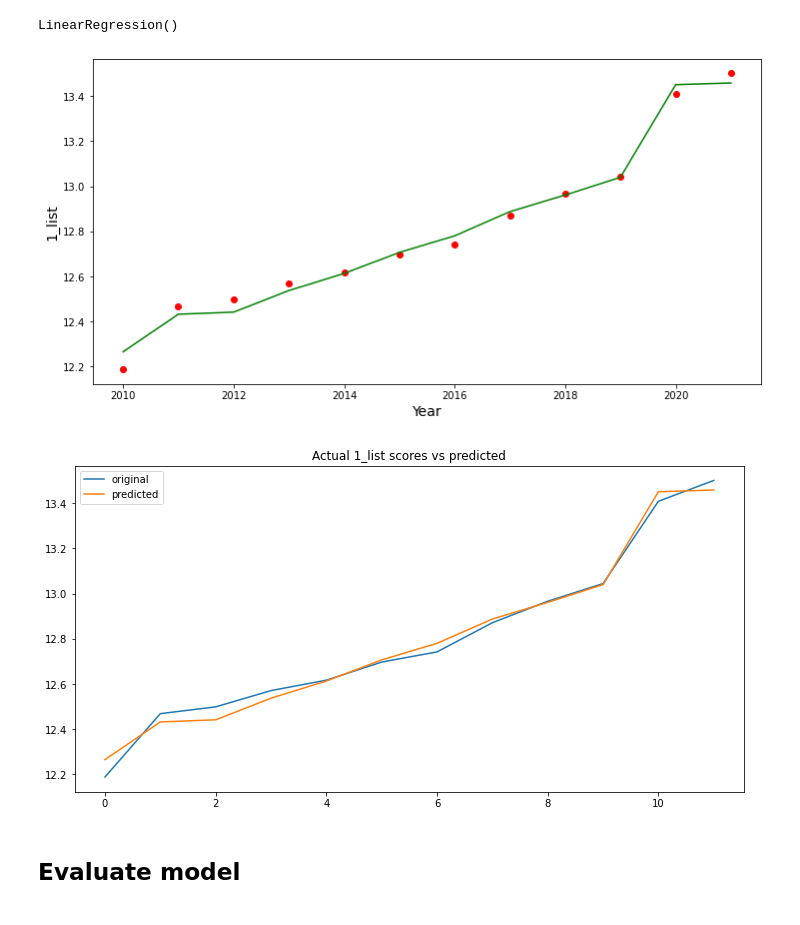
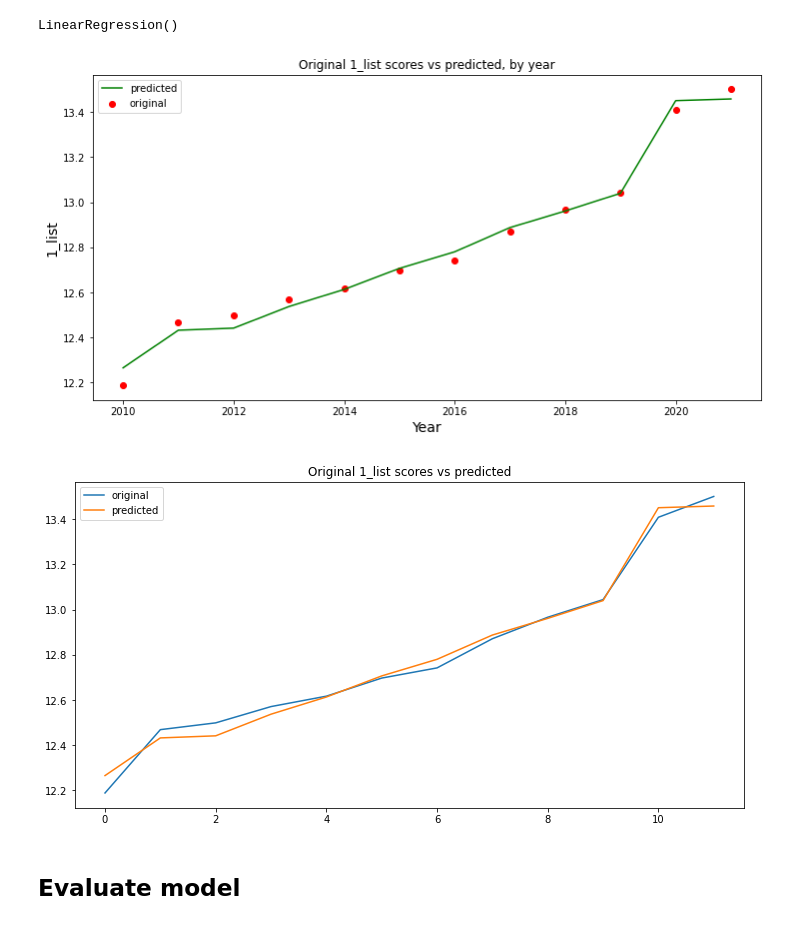
Before and after one commit to MiguelMonederoRubio/MasterDataScience_FinalProject_TFM, a Jupyter notebook: Prediction_Medicine_Selectivity_Scores.ipynb, the cells around one changed output. Cells and saved outputs as stored; diff of their text form; code cells hidden in the pictures.

```diff
--- a/Prediction_Medicine_Selectivity_Scores.ipynb
+++ b/Prediction_Medicine_Selectivity_Scores.ipynb
@@ -449,6 +451,3 @@ num_columns = len(dfs_unified_columns)
 while i < num_columns:
     dfs_unified[dfs_unified_columns[i]].replace({'': np.nan}, inplace=True)
     i += 1
-# %%
-dfs_unified['place'] = np.where(dfs_unified['university'].str.contains('universidad de', na=False), dfs_unified['university'].str.strip().str[15:], dfs_unified['place'])
-dfs_unified['place'] = np.where(dfs_unified['university'].str.contains('u. de', na=False), dfs_unified['university'].str.strip().str[6:], dfs_unified['place'])
@@ -459,3 +453,0 @@ dfs_unified['university'].str.split(' ')
-# %%
-u_de = dfs_unified[dfs_unified['university'].str.contains('u. de', na=False)]
-dfs_unified['place'] = u_de['university'].str.strip().str[6:]
@@ -481,3 +453,0 @@ dfs_unified[dfs_unified['university'] == 'Sobre la Universidad de Santiago:']
-# %%
-# año-univeristy y ver cuales no aparecen en el año anterior
-dfs_unified['year_university'] = (dfs_unified['year']).astype(str) + '_' + dfs_unified['university']
@@ -487,3 +469,6 @@ uni_year_grouped
+# %%
+# decresead value from 1_list to final grade
+dfs_unified['diff_1_list_final_grade'] = dfs_unified['1_list'] - dfs_unified['final_grade']
 # %% [markdown]
 # Model
 # %%
@@ -540,27 +513,29 @@ LinearRegression()
 # %%
 # generate model prediction for all years in dataset
 y_predict = lr.predict(X)
 
 # visualize the predicted score as a line on the test set
 plt.figure(figsize=(12,6))
-plt.scatter(dfs_unified[dfs_unified['university'] == 'universidad complutense de madrid']['year'], dfs_unified[dfs_unified['university'] == 'universidad complutense de madrid']['1_list'], color='red')
-plt.plot(dfs_unified[dfs_unified['university'] == 'universidad complutense de madrid']['year'], y_predict, color='g')
+plt.scatter(dfs_unified[dfs_unified['university'] == 'universidad complutense de madrid']['year'], dfs_unified[dfs_unified['university'] == 'universidad complutense de madrid']['1_list'], color = 'red', label = 'original')
+plt.plot(dfs_unified[dfs_unified['university'] == 'universidad complutense de madrid']['year'], y_predict, color='g', label = 'predicted')
 plt.xlabel('Year', fontsize = 14)
 plt.ylabel('1_list', fontsize = 14)
+plt.title('Original 1_list scores vs predicted, by year')
+plt.legend()
 plt.show()
 # %% [output]
-[figure, old version]
+[figure, new version]
 # %%
 # compare model predictions vs actual values
 plt.figure(figsize=(12,6))
 x_ax = range(len(dfs_unified[dfs_unified['university'] == 'universidad complutense de madrid']['1_list']))
 plt.plot(x_ax, dfs_unified[dfs_unified['university'] == 'universidad complutense de madrid']['1_list'], label='original')
 plt.plot(x_ax, y_predict, label='predicted')
-plt.title('Actual 1_list scores vs predicted')
+plt.title('Original 1_list scores vs predicted')
 plt.legend()
 plt.show()
 # %% [output]
-[figure, old version]
+[figure, new version]
 # %% [markdown]
 ## Evaluate model
 # %%
```
Also changed, not shown: parts of 64 cells of this notebook, 2 other files.
